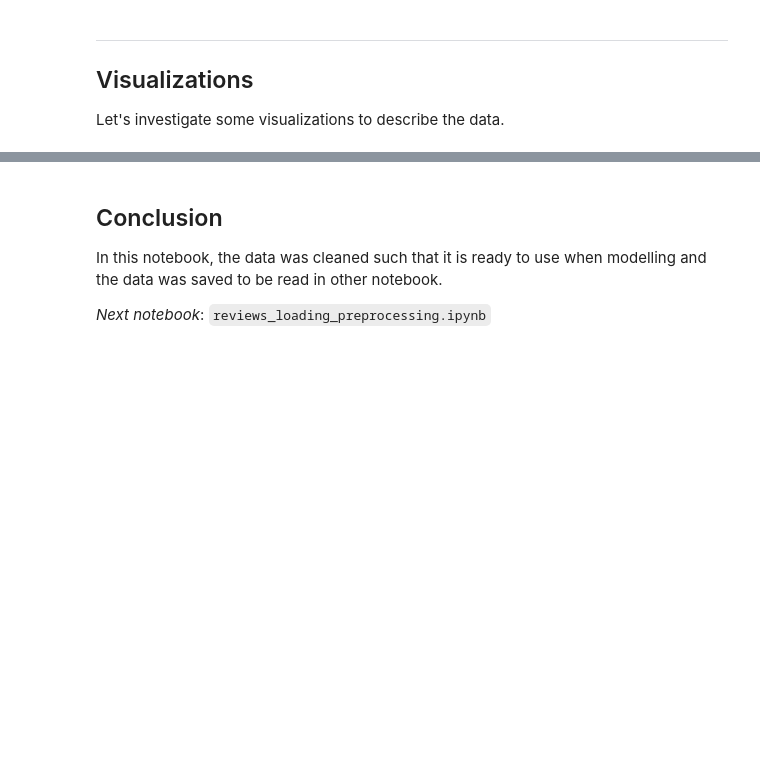
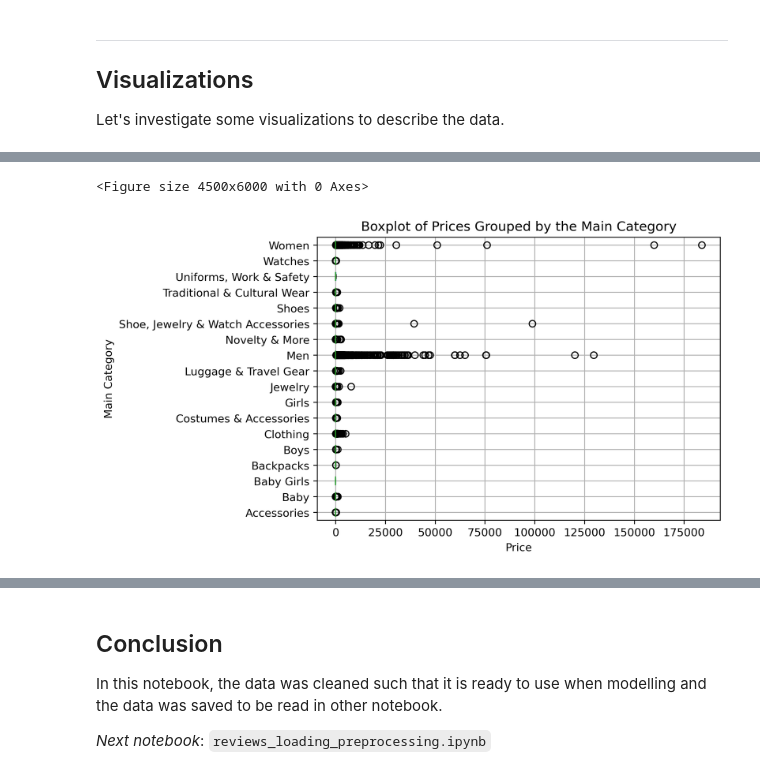
Before and after one commit to mkelsayed/ClothingRecommendationSystem, a Jupyter notebook: products_loading_preprocessing.ipynb, the cells around one changed output, grey strips where cells are left out. Drawn from its saved outputs; the diff is of its cells as text; code cells hidden in the pictures; blank space fills up the shorter version.

```diff
--- a/products_loading_preprocessing.ipynb
+++ b/products_loading_preprocessing.ipynb
@@ -994,0 +1013,4 @@ products_df_complete
+# %%
+# Dropping duplicates
+products_df_complete = products_df_complete.drop_duplicates(subset=['asin'], keep=False)
+products_df_complete['asin'].duplicated().sum()
@@ -1081,0 +1075,5 @@ memory usage: 41.6+ MB
+# %%
+# Isolating and renaming the main categories
+dummies_maincat = products_df_complete[products_df_complete.columns[products_df_complete.columns.str.contains('maincat_')]]
+dummies_maincat.columns = dummies_maincat.columns.str.lstrip('maincat_')
+dummies_maincat
@@ -1081,0 +1094,11 @@ memory usage: 41.6+ MB
+# %%
+# getting the prices
+prices_column = products_df_complete['price']
+
+# getting the condensed main cat of the product
+maincat_column = dummies_maincat.idxmax(axis=1)
+
+# combining the two columns and renaming the columns
+maincat_prices = pd.concat([maincat_column, prices_column], axis=1)
+maincat_prices.columns = ['maincat', 'prices']
+maincat_prices
@@ -1081,0 +1119,16 @@ memory usage: 41.6+ MB
+# %%
+# Creating the boxplot
+plt.figure(figsize=(15, 20))
+boxplot_prices = maincat_prices.boxplot(by='maincat', column=['prices'], rot=0, vert=False)
+boxplot_prices.plot()
+
+plt.title('Boxplot of Prices Grouped by the Main Category')
+plt.suptitle('')
+plt.xlabel('Price')
+plt.ylabel('Main Category')
+
+plt.savefig('Images/boxplot_prices_outliers.png')
+plt.show()
+# %% [output]
+<Figure size 4500x6000 with 0 Axes>
+[figure, added]
```
Also changed, not shown: parts of 29 cells of this notebook, 1 other file.
